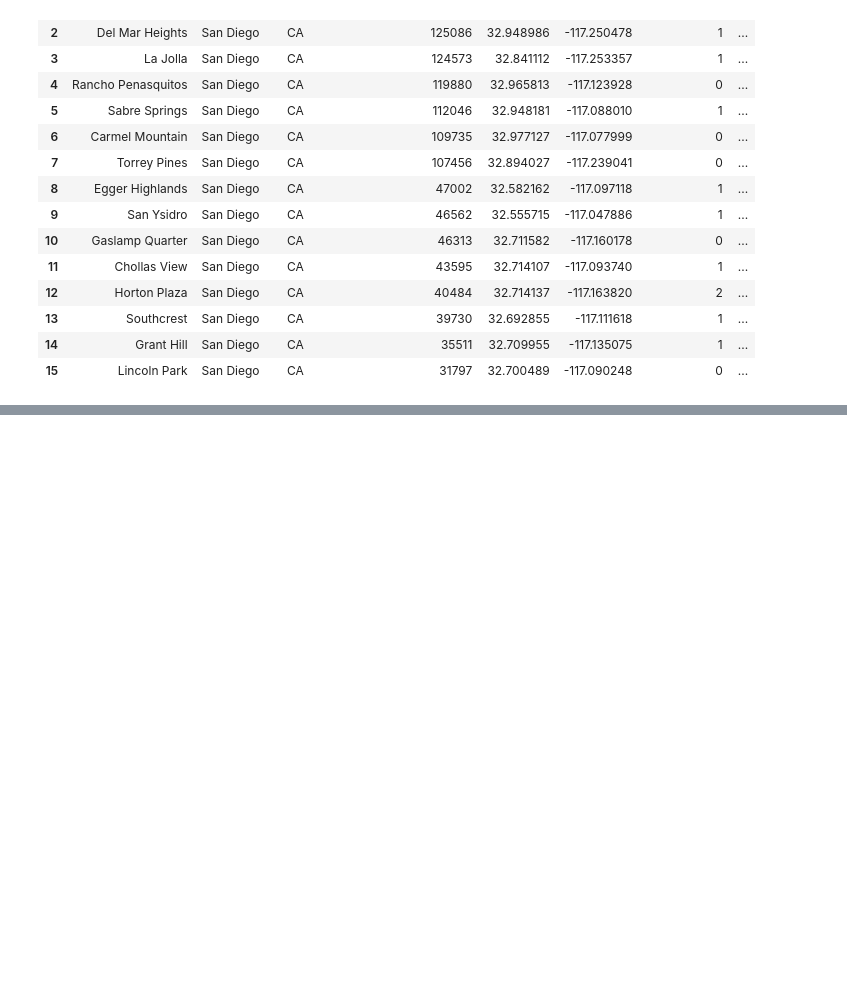
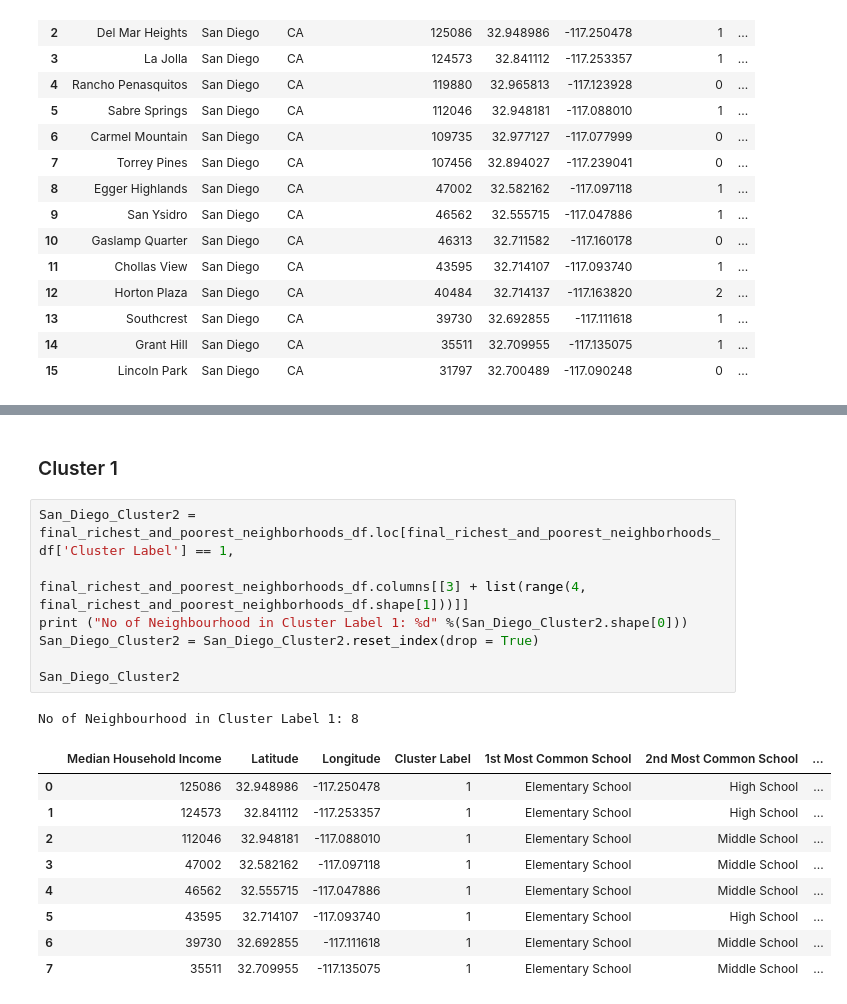
Before and after one commit to Yara1994/Analysis-of-San-Diego-Neighborhoods, a Jupyter notebook: City_info.ipynb, the cells around one changed output, grey strips where cells are left out. Saved outputs shown, nothing was run; the diff lists cells and outputs as text; blank space fills up the shorter version.

```diff
--- a/City_info.ipynb
+++ b/City_info.ipynb
@@ -1180,0 +1308,20 @@ final_richest_and_poorest_neighborhoods_df
+# %% [markdown]
+### Cluster 1
+# %%
+San_Diego_Cluster2 = final_richest_and_poorest_neighborhoods_df.loc[final_richest_and_poorest_neighborhoods_df['Cluster Label'] == 1,
+                                    final_richest_and_poorest_neighborhoods_df.columns[[3] + list(range(4, final_richest_and_poorest_neighborhoods_df.shape[1]))]]
+print ("No of Neighbourhood in Cluster Label 1: %d" %(San_Diego_Cluster2.shape[0]))
+San_Diego_Cluster2 = San_Diego_Cluster2.reset_index(drop = True)
+
+San_Diego_Cluster2
+# %% [output]
+No of Neighbourhood in Cluster Label 1: 8
+|  | Median Household Income | Latitude | Longitude | Cluster Label | 1st Most Common School | 2nd Most Common School | ... |
+| 0 | 125086 | 32.948986 | -117.250478 | 1 | Elementary School | High School | ... |
+| 1 | 124573 | 32.841112 | -117.253357 | 1 | Elementary School | High School | ... |
+| 2 | 112046 | 32.948181 | -117.088010 | 1 | Elementary School | Middle School | ... |
+| 3 | 47002 | 32.582162 | -117.097118 | 1 | Elementary School | Middle School | ... |
+| 4 | 46562 | 32.555715 | -117.047886 | 1 | Elementary School | Middle School | ... |
+| 5 | 43595 | 32.714107 | -117.093740 | 1 | Elementary School | High School | ... |
+| 6 | 39730 | 32.692855 | -117.111618 | 1 | Elementary School | Middle School | ... |
+| 7 | 35511 | 32.709955 | -117.135075 | 1 | Elementary School | Middle School | ... |
```
Also changed, not shown: parts of 16 cells of this notebook.
